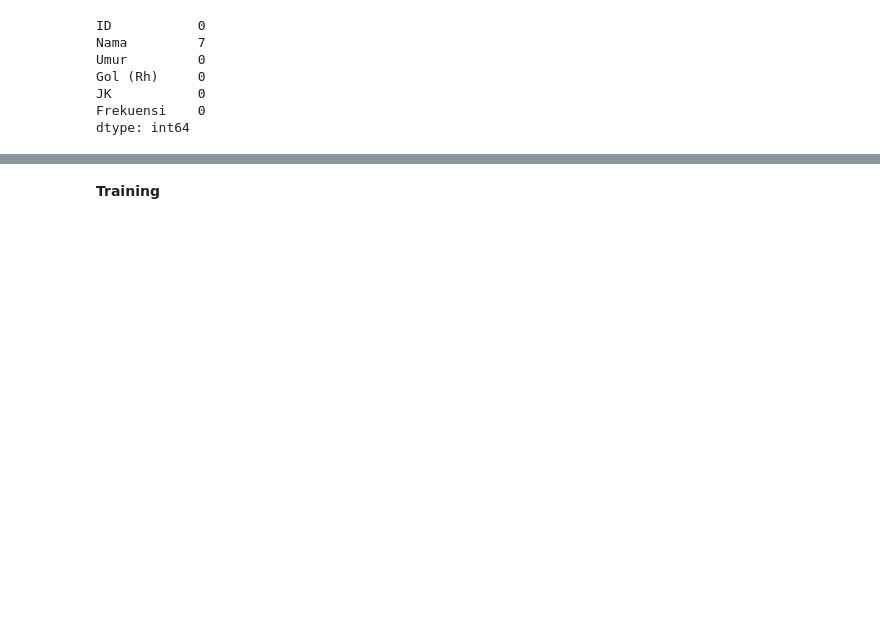
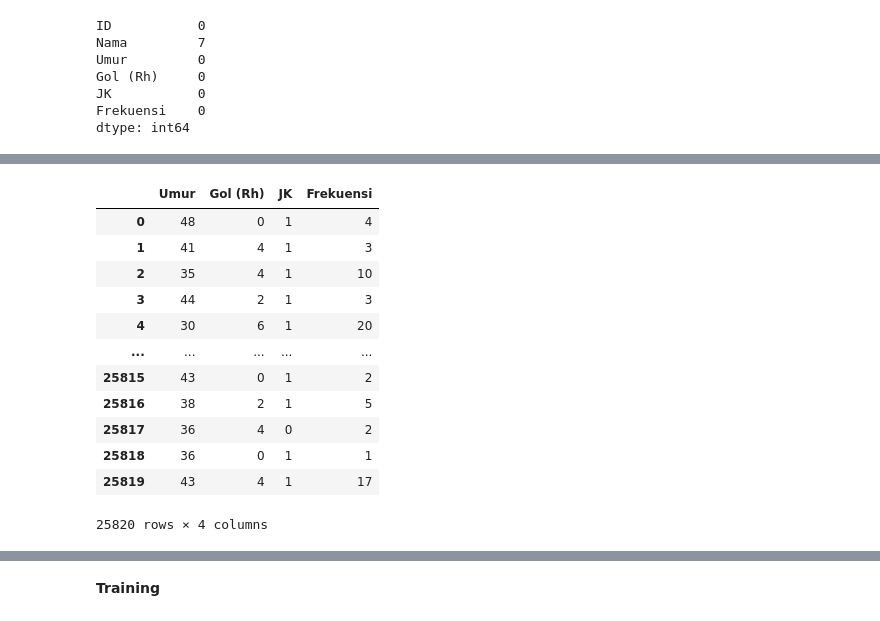
Before and after one commit to ds-dti/DS02_05_Attrition-Employee-Prediction, a Jupyter notebook: pre_processing.ipynb, the cells around one changed output, grey strips where cells are left out. Cells and saved outputs as stored; diff of their text form; code cells hidden in the pictures; blank space fills up the shorter version.

```diff
--- a/pre_processing.ipynb
+++ b/pre_processing.ipynb
@@ -89,3 +110,19 @@ df
+# %%
+df
+# %% [output]
+|  | Umur | Gol (Rh) | JK | Frekuensi |
+| 0 | 48 | 0 | 1 | 4 |
+| 1 | 41 | 4 | 1 | 3 |
+| 2 | 35 | 4 | 1 | 10 |
+| 3 | 44 | 2 | 1 | 3 |
+| 4 | 30 | 6 | 1 | 20 |
+| ... | ... | ... | ... | ... |
+| 25815 | 43 | 0 | 1 | 2 |
+| 25816 | 38 | 2 | 1 | 5 |
+| 25817 | 36 | 4 | 0 | 2 |
+| 25818 | 36 | 0 | 1 | 1 |
+| 25819 | 43 | 4 | 1 | 17 |
+25820 rows × 4 columns
 # %%
 corrMatrix = df.corr()
 plt.figure(figsize=(10,7))
```
Also changed, not shown: parts of 15 cells of this notebook.
